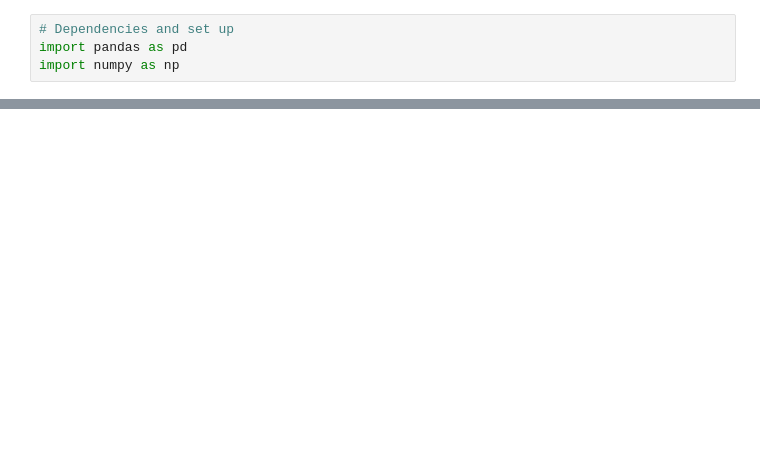
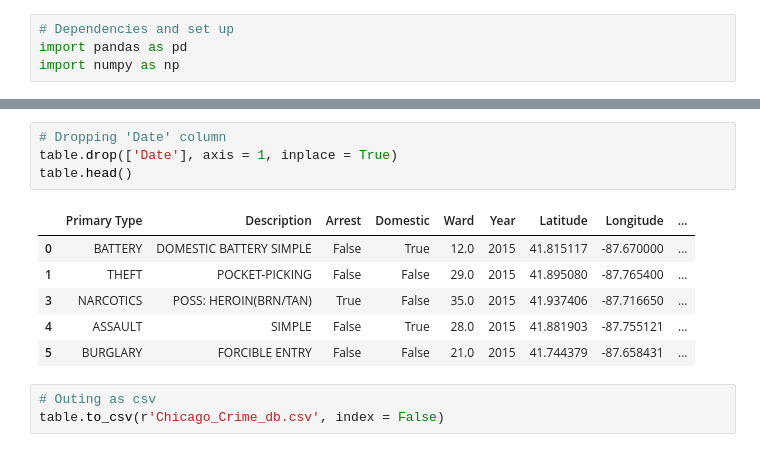
Before and after one commit to Karla-Flores/Arrests-Predictor, a Jupyter notebook: Chicago_Crime_raw_data.ipynb, the cells around one changed output, grey strips where cells are left out. Cells and saved outputs as stored; diff of their text form; blank space fills up the shorter version.

```diff
--- a/Chicago_Crime_raw_data.ipynb
+++ b/Chicago_Crime_raw_data.ipynb
@@ -399,0 +441,14 @@ Name: Location Description, dtype: object
+# %%
+# Dropping 'Date' column
+table.drop(['Date'], axis = 1, inplace = True)
+table.head()
+# %% [output]
+|  | Primary Type | Description | Arrest | Domestic | Ward | Year | Latitude | Longitude | ... |
+| 0 | BATTERY | DOMESTIC BATTERY SIMPLE | False | True | 12.0 | 2015 | 41.815117 | -87.670000 | ... |
+| 1 | THEFT | POCKET-PICKING | False | False | 29.0 | 2015 | 41.895080 | -87.765400 | ... |
+| 3 | NARCOTICS | POSS: HEROIN(BRN/TAN) | True | False | 35.0 | 2015 | 41.937406 | -87.716650 | ... |
+| 4 | ASSAULT | SIMPLE | False | True | 28.0 | 2015 | 41.881903 | -87.755121 | ... |
+| 5 | BURGLARY | FORCIBLE ENTRY | False | False | 21.0 | 2015 | 41.744379 | -87.658431 | ... |
+# %%
+# Outing as csv
+table.to_csv(r'Chicago_Crime_db.csv', index = False)
```
Also changed, not shown: parts of 49 cells of this notebook, 1 other file.
